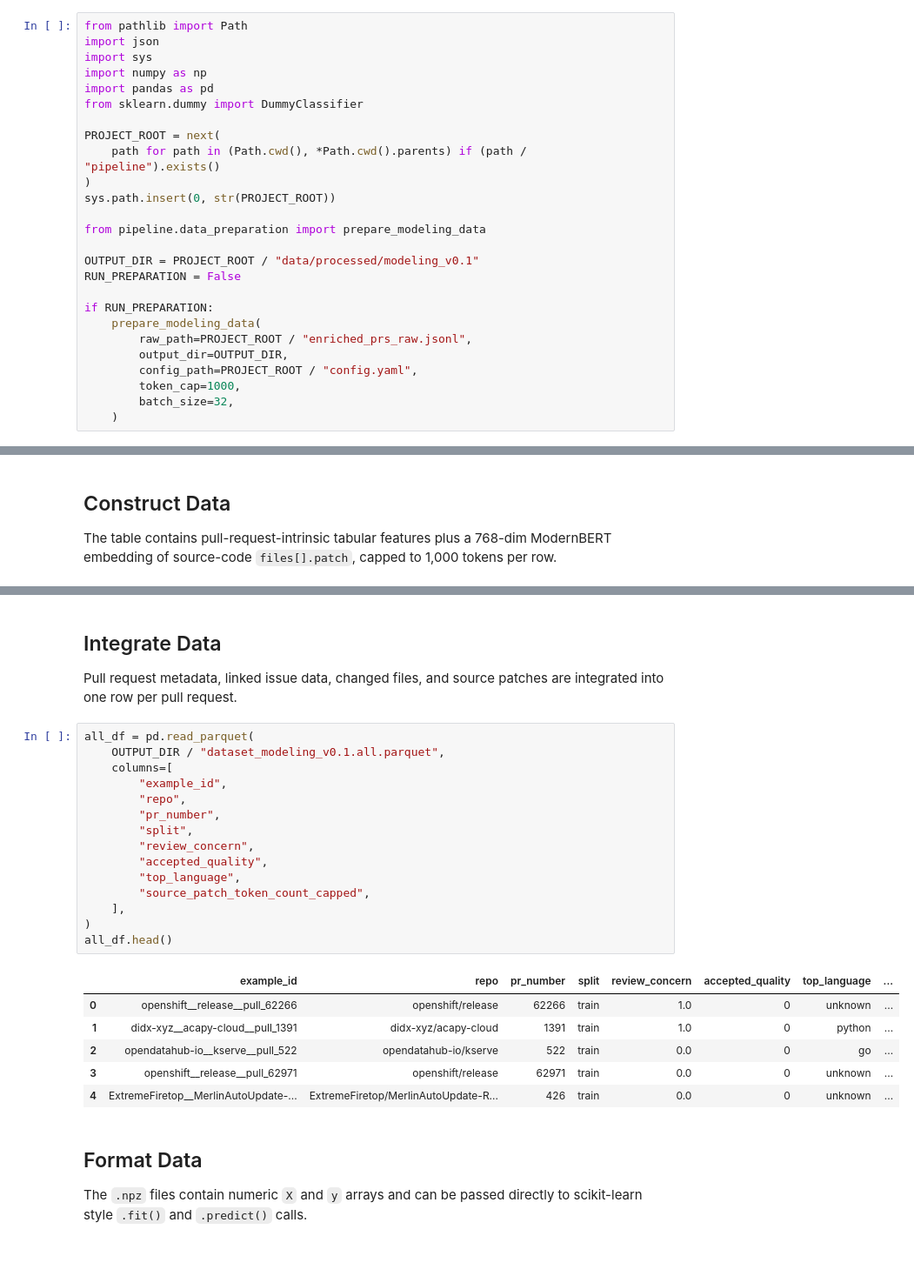
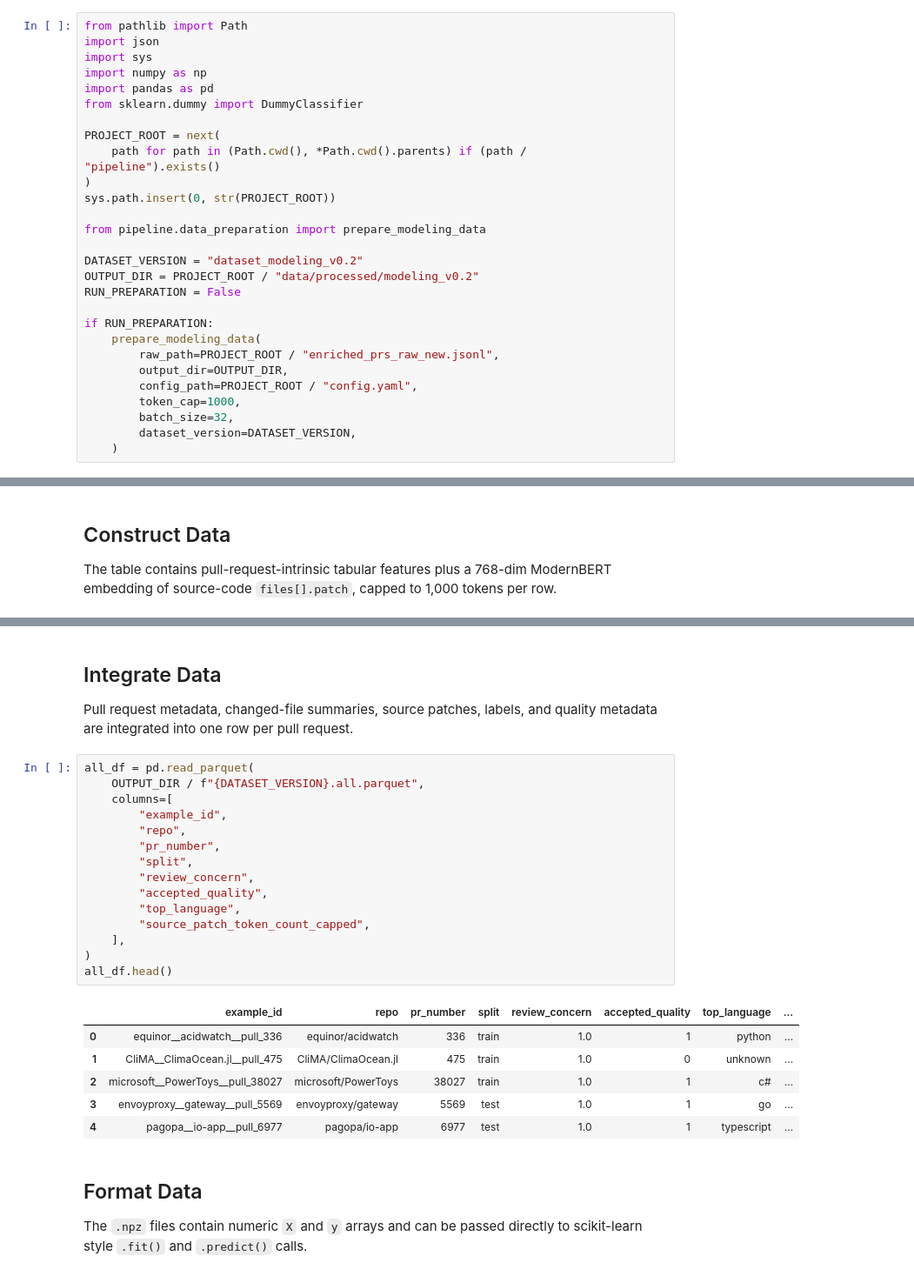
Before and after one commit to Dinar5150/data-mining-project, a Jupyter notebook: notebooks/02_data_preparation.ipynb, the cells around one changed output, grey strips where cells are left out. Shown at 87% size. Saved outputs shown, nothing was run; the diff lists cells and outputs as text.

```diff
--- a/notebooks/02_data_preparation.ipynb
+++ b/notebooks/02_data_preparation.ipynb
@@ -18,16 +18,18 @@ sys.path.insert(0, str(PROJECT_ROOT))
 
 from pipeline.data_preparation import prepare_modeling_data
 
-OUTPUT_DIR = PROJECT_ROOT / "data/processed/modeling_v0.1"
+DATASET_VERSION = "dataset_modeling_v0.2"
+OUTPUT_DIR = PROJECT_ROOT / "data/processed/modeling_v0.2"
 RUN_PREPARATION = False
 
 if RUN_PREPARATION:
     prepare_modeling_data(
-        raw_path=PROJECT_ROOT / "enriched_prs_raw.jsonl",
+        raw_path=PROJECT_ROOT / "enriched_prs_raw_new.jsonl",
         output_dir=OUTPUT_DIR,
         config_path=PROJECT_ROOT / "config.yaml",
         token_cap=1000,
         batch_size=32,
+        dataset_version=DATASET_VERSION,
     )
 # %% [markdown]
 ## Select Data
@@ -99,30 +101,30 @@ embedding_columns: 768
 token_cap: 1000
 # %% [markdown]
 ## Integrate Data
-Pull request metadata, linked issue data, changed files, and source patches
-are integrated into one row per pull request.
+Pull request metadata, changed-file summaries, source patches, labels, and
+quality metadata are integrated into one row per pull request.
 # %%
 all_df = pd.read_parquet(
-    OUTPUT_DIR / "dataset_modeling_v0.1.all.parquet",
+    OUTPUT_DIR / f"{DATASET_VERSION}.all.parquet",
     columns=[
         "example_id",
         "repo",
         "pr_number",
         "split",
         "review_concern",
         "accepted_quality",
         "top_language",
         "source_patch_token_count_capped",
     ],
 )
 all_df.head()
 # %% [output]
 |  | example_id | repo | pr_number | split | review_concern | accepted_quality | top_language | ... |
-| 0 | openshift__release__pull_62266 | openshift/release | 62266 | train | 1.0 | 0 | unknown | ... |
-| 1 | didx-xyz__acapy-cloud__pull_1391 | didx-xyz/acapy-cloud | 1391 | train | 1.0 | 0 | python | ... |
-| 2 | opendatahub-io__kserve__pull_522 | opendatahub-io/kserve | 522 | train | 0.0 | 0 | go | ... |
-| 3 | openshift__release__pull_62971 | openshift/release | 62971 | train | 0.0 | 0 | unknown | ... |
-| 4 | ExtremeFiretop__MerlinAutoUpdate-... | ExtremeFiretop/MerlinAutoUpdate-R... | 426 | train | 0.0 | 0 | unknown | ... |
+| 0 | equinor__acidwatch__pull_336 | equinor/acidwatch | 336 | train | 1.0 | 1 | python | ... |
+| 1 | CliMA__ClimaOcean.jl__pull_475 | CliMA/ClimaOcean.jl | 475 | train | 1.0 | 0 | unknown | ... |
+| 2 | microsoft__PowerToys__pull_38027 | microsoft/PowerToys | 38027 | train | 1.0 | 1 | c# | ... |
+| 3 | envoyproxy__gateway__pull_5569 | envoyproxy/gateway | 5569 | test | 1.0 | 1 | go | ... |
+| 4 | pagopa__io-app__pull_6977 | pagopa/io-app | 6977 | test | 1.0 | 1 | typescript | ... |
 # %% [markdown]
 ## Format Data
 The `.npz` files contain numeric `X` and `y` arrays and can be passed directly
```
Also changed, not shown: parts of 5 cells of this notebook, 35 other files.
